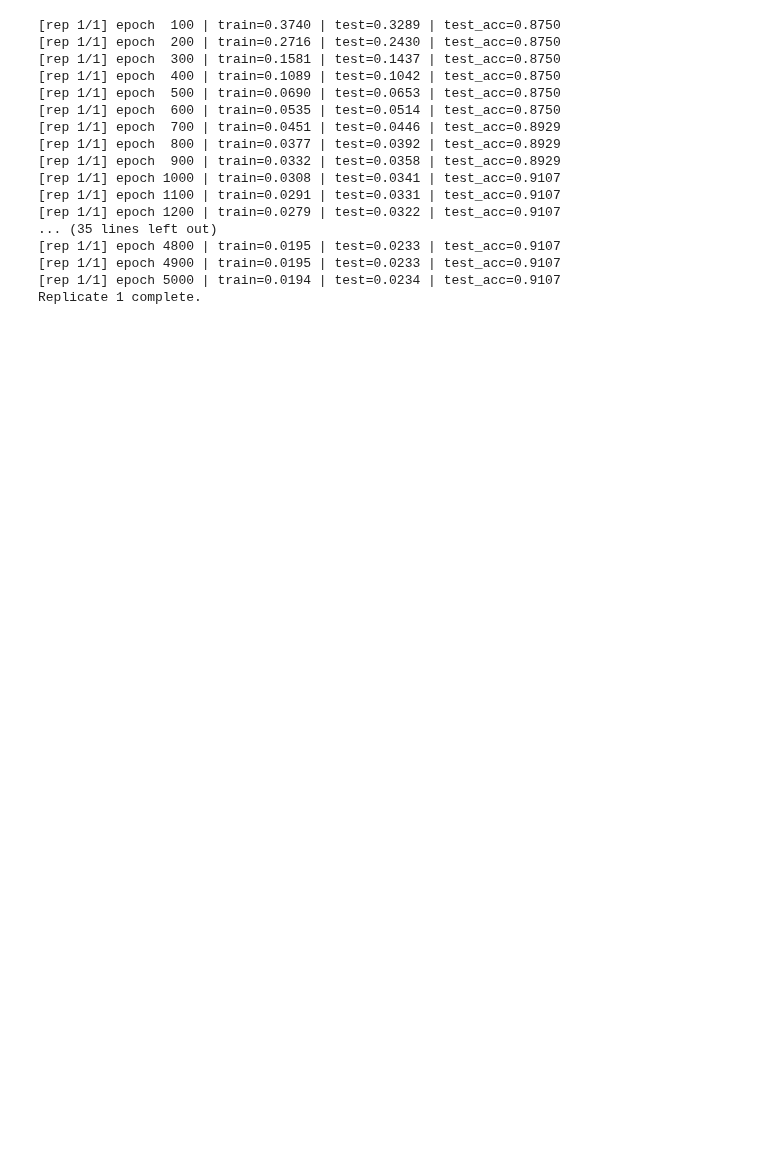
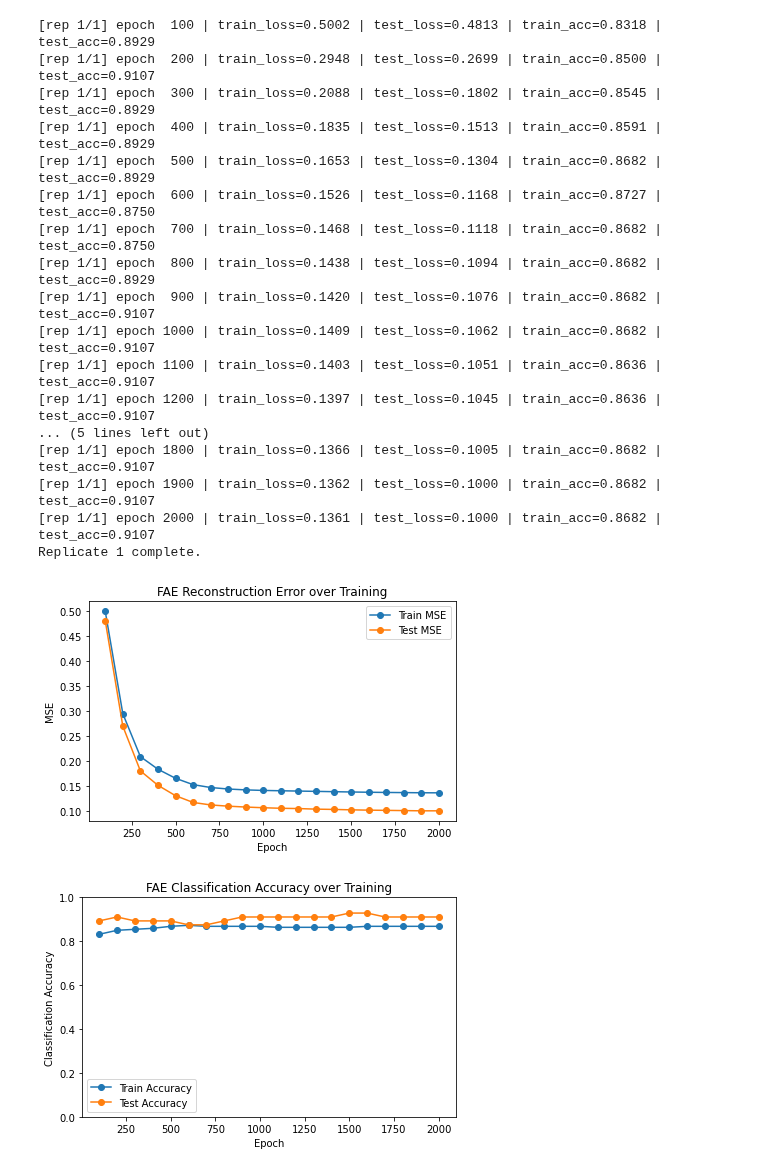
Before and after one commit to mobinapourmoshir/Functional-Autoencoder, a Jupyter notebook: Codes/Regular FAE - Polished.ipynb, the cells around one changed output. Cells and saved outputs as stored; diff of their text form; code cells hidden in the pictures; blank space fills up the shorter version.

```diff
--- a/Codes/Regular FAE - Polished.ipynb
+++ b/Codes/Regular FAE - Polished.ipynb
@@ -367,30 +533,36 @@ def run_fae_experiment(
 # %%
 history = run_fae_experiment(
     x=x,
     label=label,
     tpts=tpts,
     n_iter=1,
-    epochs=5000,
-    log_every=100
+    epochs=2000,
+    log_every=100,
+    basis_type_project="Fourier",
+    basis_type_revert="Fourier",
 )
+
+plot_history(history, log_every=100)
 # %% [output]
-[rep 1/1] epoch  100 | train=0.3740 | test=0.3289 | test_acc=0.8750
-[rep 1/1] epoch  200 | train=0.2716 | test=0.2430 | test_acc=0.8750
-[rep 1/1] epoch  300 | train=0.1581 | test=0.1437 | test_acc=0.8750
-[rep 1/1] epoch  400 | train=0.1089 | test=0.1042 | test_acc=0.8750
-[rep 1/1] epoch  500 | train=0.0690 | test=0.0653 | test_acc=0.8750
-[rep 1/1] epoch  600 | train=0.0535 | test=0.0514 | test_acc=0.8750
-[rep 1/1] epoch  700 | train=0.0451 | test=0.0446 | test_acc=0.8929
-[rep 1/1] epoch  800 | train=0.0377 | test=0.0392 | test_acc=0.8929
-[rep 1/1] epoch  900 | train=0.0332 | test=0.0358 | test_acc=0.8929
-[rep 1/1] epoch 1000 | train=0.0308 | test=0.0341 | test_acc=0.9107
-[rep 1/1] epoch 1100 | train=0.0291 | test=0.0331 | test_acc=0.9107
-[rep 1/1] epoch 1200 | train=0.0279 | test=0.0322 | test_acc=0.9107
-... (35 lines left out)
-[rep 1/1] epoch 4800 | train=0.0195 | test=0.0233 | test_acc=0.9107
-[rep 1/1] epoch 4900 | train=0.0195 | test=0.0233 | test_acc=0.9107
-[rep 1/1] epoch 5000 | train=0.0194 | test=0.0234 | test_acc=0.9107
+[rep 1/1] epoch  100 | train_loss=0.5002 | test_loss=0.4813 | train_acc=0.8318 | test_acc=0.8929
+[rep 1/1] epoch  200 | train_loss=0.2948 | test_loss=0.2699 | train_acc=0.8500 | test_acc=0.9107
+[rep 1/1] epoch  300 | train_loss=0.2088 | test_loss=0.1802 | train_acc=0.8545 | test_acc=0.8929
+[rep 1/1] epoch  400 | train_loss=0.1835 | test_loss=0.1513 | train_acc=0.8591 | test_acc=0.8929
+[rep 1/1] epoch  500 | train_loss=0.1653 | test_loss=0.1304 | train_acc=0.8682 | test_acc=0.8929
+[rep 1/1] epoch  600 | train_loss=0.1526 | test_loss=0.1168 | train_acc=0.8727 | test_acc=0.8750
+[rep 1/1] epoch  700 | train_loss=0.1468 | test_loss=0.1118 | train_acc=0.8682 | test_acc=0.8750
+[rep 1/1] epoch  800 | train_loss=0.1438 | test_loss=0.1094 | train_acc=0.8682 | test_acc=0.8929
+[rep 1/1] epoch  900 | train_loss=0.1420 | test_loss=0.1076 | train_acc=0.8682 | test_acc=0.9107
+[rep 1/1] epoch 1000 | train_loss=0.1409 | test_loss=0.1062 | train_acc=0.8682 | test_acc=0.9107
+[rep 1/1] epoch 1100 | train_loss=0.1403 | test_loss=0.1051 | train_acc=0.8636 | test_acc=0.9107
+[rep 1/1] epoch 1200 | train_loss=0.1397 | test_loss=0.1045 | train_acc=0.8636 | test_acc=0.9107
+... (5 lines left out)
+[rep 1/1] epoch 1800 | train_loss=0.1366 | test_loss=0.1005 | train_acc=0.8682 | test_acc=0.9107
+[rep 1/1] epoch 1900 | train_loss=0.1362 | test_loss=0.1000 | train_acc=0.8682 | test_acc=0.9107
+[rep 1/1] epoch 2000 | train_loss=0.1361 | test_loss=0.1000 | train_acc=0.8682 | test_acc=0.9107
 Replicate 1 complete.
+[figure, added]
+[figure, added]
 # %%
 import numpy as np
 import matplotlib.pyplot as plt
```
Also changed, not shown: parts of 5 cells of this notebook.
